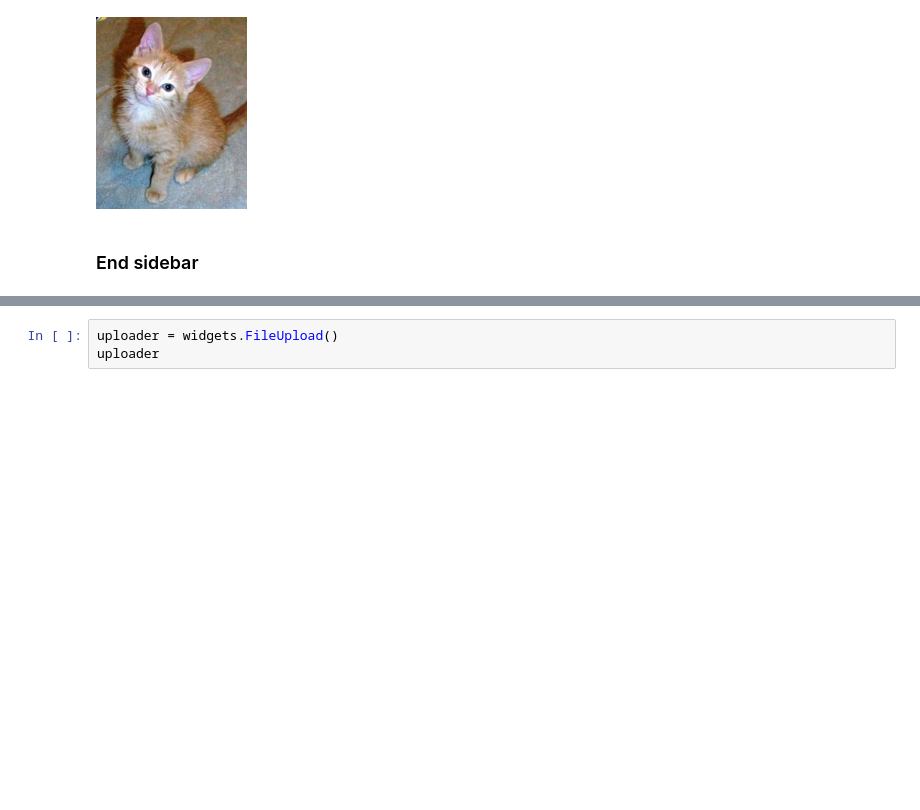
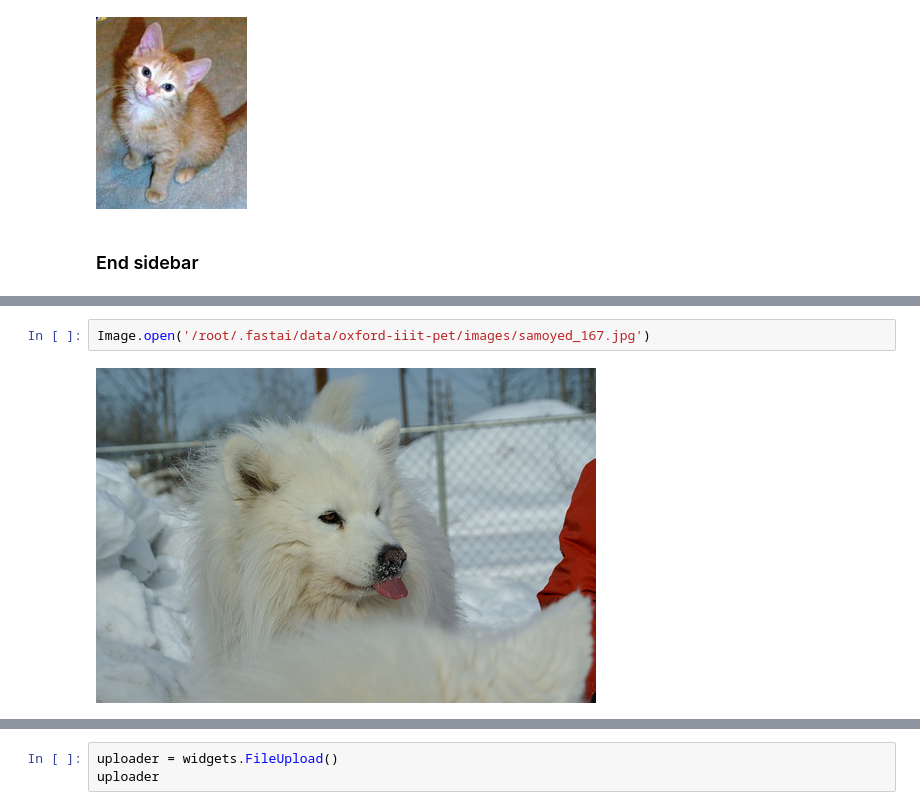
Before and after one commit to anyaconda/my-fastai-2020, a Jupyter notebook: my01_intro_clean_snippetPets.ipynb, the cells around one changed output, grey strips where cells are left out. Drawn from its saved outputs; the diff is of its cells as text; blank space fills up the shorter version.

```diff
--- a/my01_intro_clean_snippetPets.ipynb
+++ b/my01_intro_clean_snippetPets.ipynb
@@ -52,0 +101,4 @@ img.to_thumb(192)
+# %%
+Image.open('/root/.fastai/data/oxford-iiit-pet/images/samoyed_167.jpg')
+# %% [output]
+[figure, added]
```
Also changed, not shown: parts of 14 cells of this notebook.
